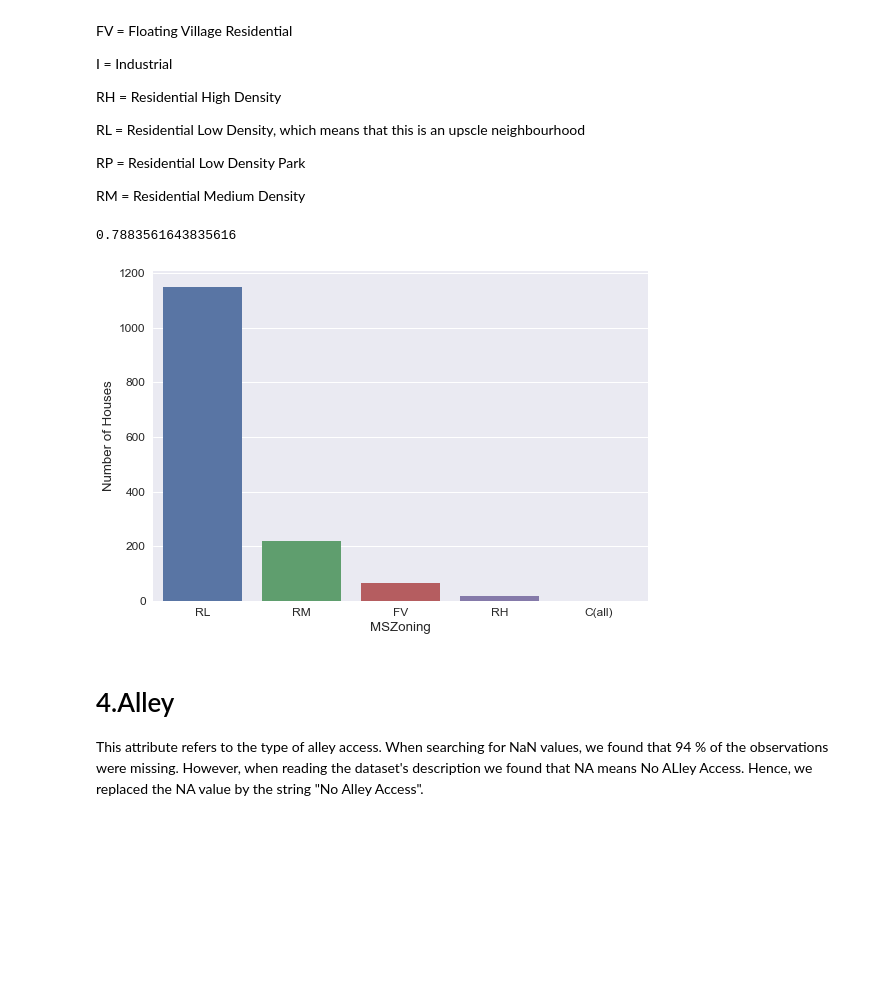
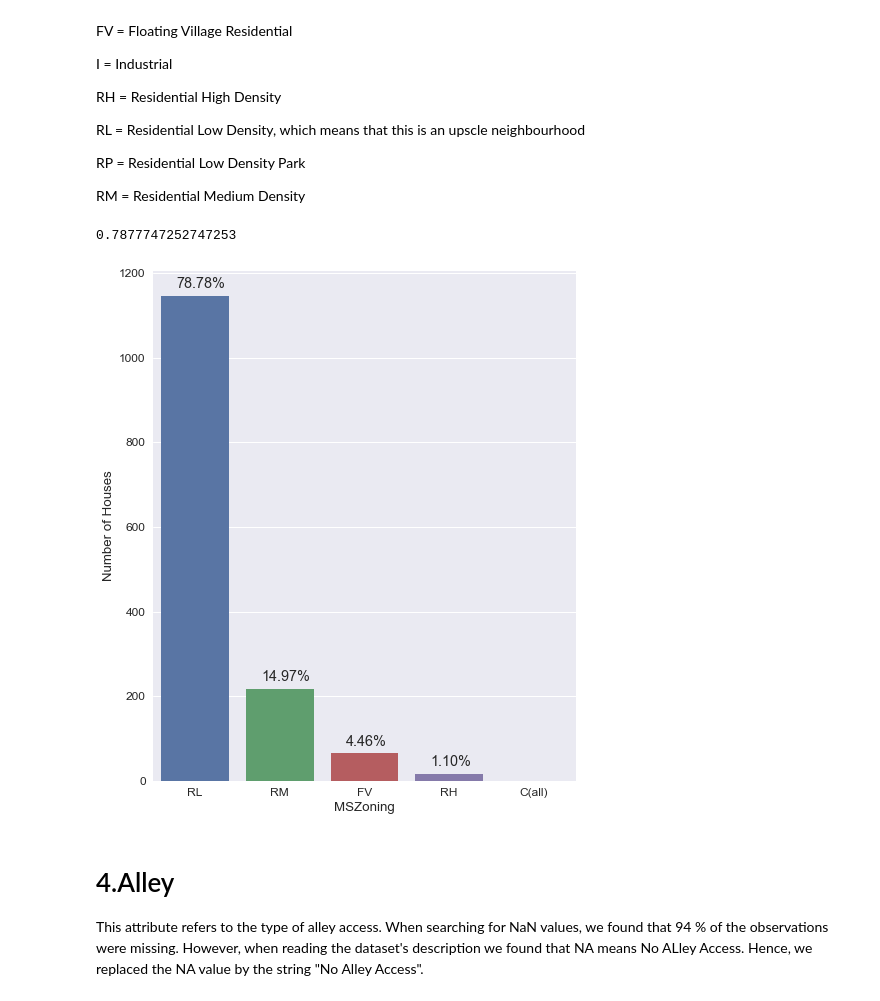
Before and after one commit to Salma-Bouzid/Data-Analytics, a Jupyter notebook: House Price EDA.ipynb, the cells around one changed output. Saved outputs shown, nothing was run; the diff lists cells and outputs as text; code cells hidden in the pictures; blank space fills up the shorter version.

```diff
--- a/House Price EDA.ipynb
+++ b/House Price EDA.ipynb
@@ -11,4 +11,5 @@ import pandas as pd
 import numpy as np
 
 train = pd.read_csv("train.csv")
+train = train[train.GrLivArea<4000]
 # %% [markdown]
@@ -180,15 +154,20 @@ RM = Residential Medium Density
 rl_perc = train["MSZoning"] == "RL"
 len(train[rl_perc])/len(train)
 # %% [output]
-0.7883561643835616
+0.7877747252747253
 # %%
+sns.set(font_scale = 1.2)
+plt.subplots(figsize = (7,8))
 labels = ["RL","RM", "FV", "RH","C(all)"]
 ax= sns.countplot(x="MSZoning", data=train , order = labels )
 _= ax.set(xlabel='MSZoning', ylabel='Number of Houses')
-
+perc = train.MSZoning.value_counts(normalize = True).tolist()
+perc = [ x*100 for x in perc]
+for i, p in enumerate(ax.patches):
+    ax.annotate('{0:.2f}%'.format(perc[i]), (p.get_x() + 0.18, p.get_height()+18))
 plt.tight_layout()
 # %% [output]
-[figure, old version]
+[figure, new version]
 # %% [markdown]
 # 4.Alley
 
```
Also changed, not shown: parts of 28 cells of this notebook.
